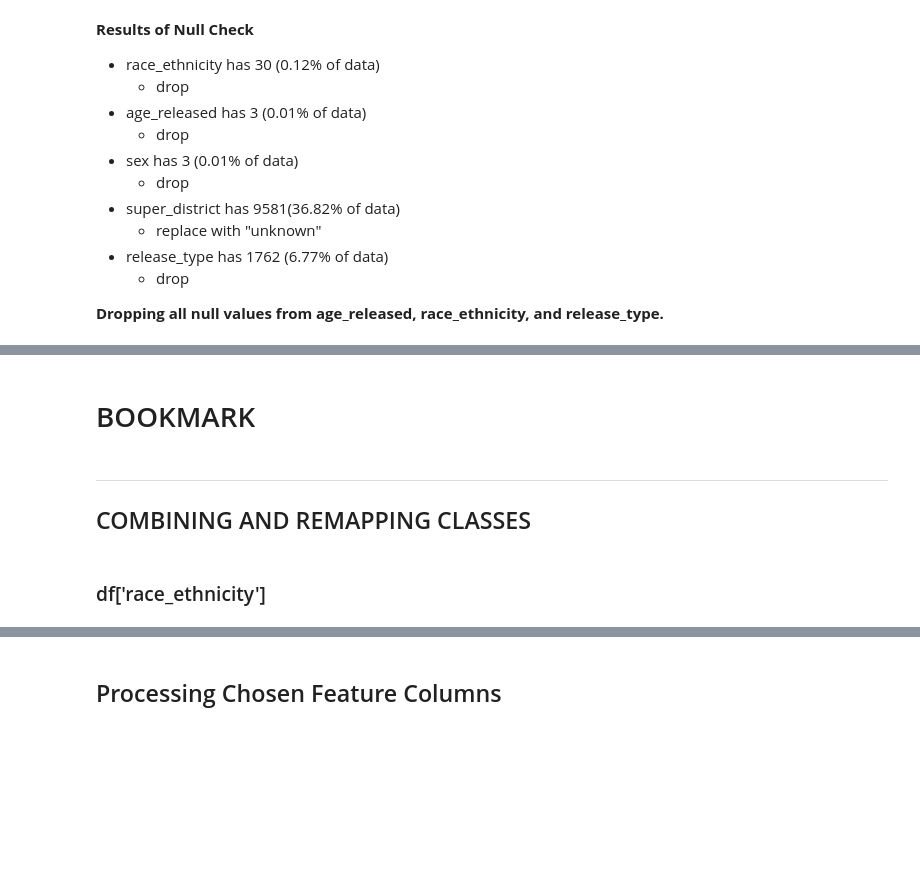
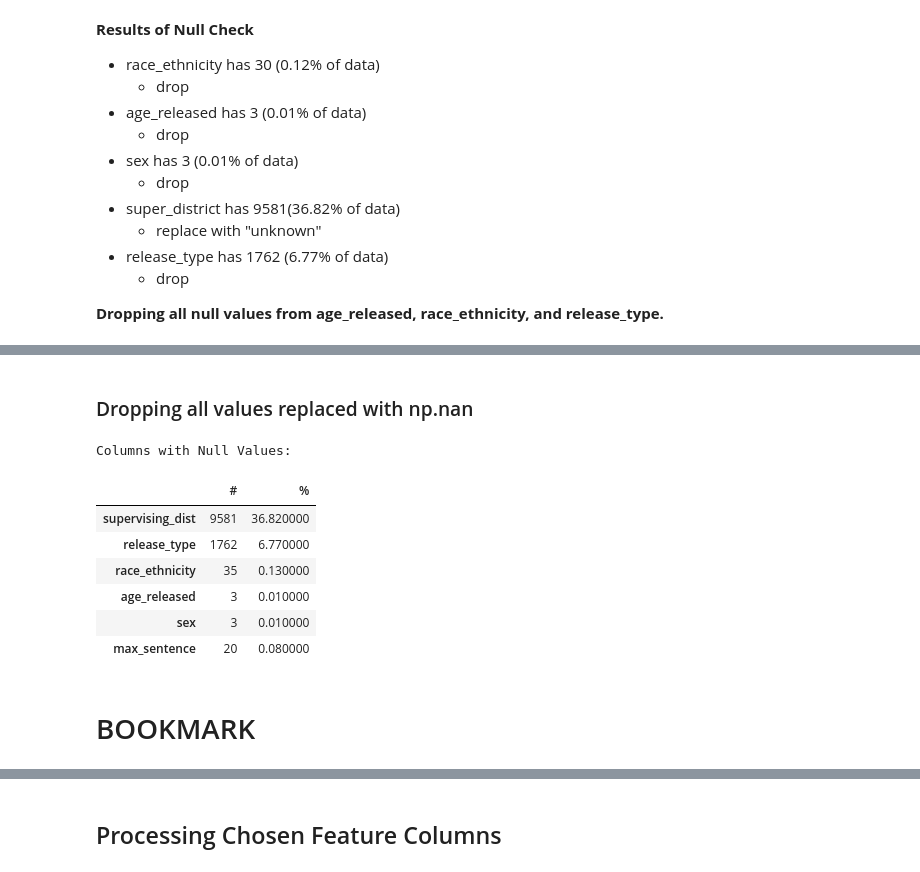
Before and after one commit to jirvingphd/iowa-prisoner-recidivism-mod-3-project, a Jupyter notebook: student-JMI-pruning-final.ipynb, the cells around one changed output, grey strips where cells are left out. Drawn from its saved outputs; the diff is of its cells as text; code cells hidden in the pictures; blank space fills up the shorter version.

```diff
--- a/student-JMI-pruning-final.ipynb
+++ b/student-JMI-pruning-final.ipynb
@@ -282,0 +301,7 @@ Columns with Null Values:
+# %%
+# Mapping age_map onto 'age_released'
+# Encoding age groups as ordinal
+age_ranges = ('Under 25','25-34', '35-44','45-54','55 and Older')
+age_numbers = (20,30,40,50,70)
+age_num_map = dict(zip(age_ranges,age_numbers))
+age_num_map
@@ -282,0 +310,3 @@ Columns with Null Values:
+# %%
+df['age_released'] = df['age_released'].map(age_num_map)
+value_counts(df['age_released'])
@@ -282,0 +397,20 @@ Columns with Null Values:
+# %%
+# Remapping
+crime_class_map = {'Other Felony (Old Code)':'Other Felony' ,#or other felony
+                  'Other Misdemeanor':'Other Misdemeanor',
+                   'Felony - Mandatory Minimum':'Other Felony',#np.nan, # if minimum then lowest sentence ==  D Felony
+                   'Special Sentence 2005': 'Sex Offender',
+                   'Other Felony' : 'Other Felony' ,
+                   'Sexual Predator Community Supervision' : 'Sex Offender',
+                   'D Felony': 'D Felony',
+                   'C Felony' :'C Felony',
+                   'B Felony' : 'B Felony',
+                   'A Felony' : 'A Felony',
+                   'Aggravated Misdemeanor':'Aggravated Misdemeanor',
+                   'Felony - Enhancement to Original Penalty':'Felony - Enhanced',
+                   'Felony - Enhanced':'Felony - Enhanced' ,
+                   'Serious Misdemeanor':'Serious Misdemeanor',
+                   'Simple Misdemeanor':'Simple Misdemeanor'}
+
+df['crime_class'] = df['crime_class'].map(crime_class_map)
+value_counts(df['crime_class'])
@@ -282,0 +432,4 @@ Columns with Null Values:
+# %%
+# Recidivist
+df['recidivist'] = df['recidivist'].map( {'No':0,'Yes':1})
+value_counts(df['recidivist'])
@@ -283,9 +514,17 @@ Columns with Null Values:
+# %% [markdown]
+### Dropping all  values replaced with np.nan
+# %%
+nulls_report(df)
+# %% [output]
+Columns with Null Values:
+|  | # | % |
+| supervising_dist | 9581 | 36.820000 |
+| release_type | 1762 | 6.770000 |
+| race_ethnicity | 35 | 0.130000 |
+| age_released | 3 | 0.010000 |
+| sex | 3 | 0.010000 |
+| max_sentence | 20 | 0.080000 |
 # %% [markdown]
 # BOOKMARK
 # %%
 stop
-# %% [markdown]
-___
-## COMBINING AND REMAPPING CLASSES
-# %% [markdown]
-### df['race_ethnicity']
```
Also changed, not shown: parts of 95 cells of this notebook.
